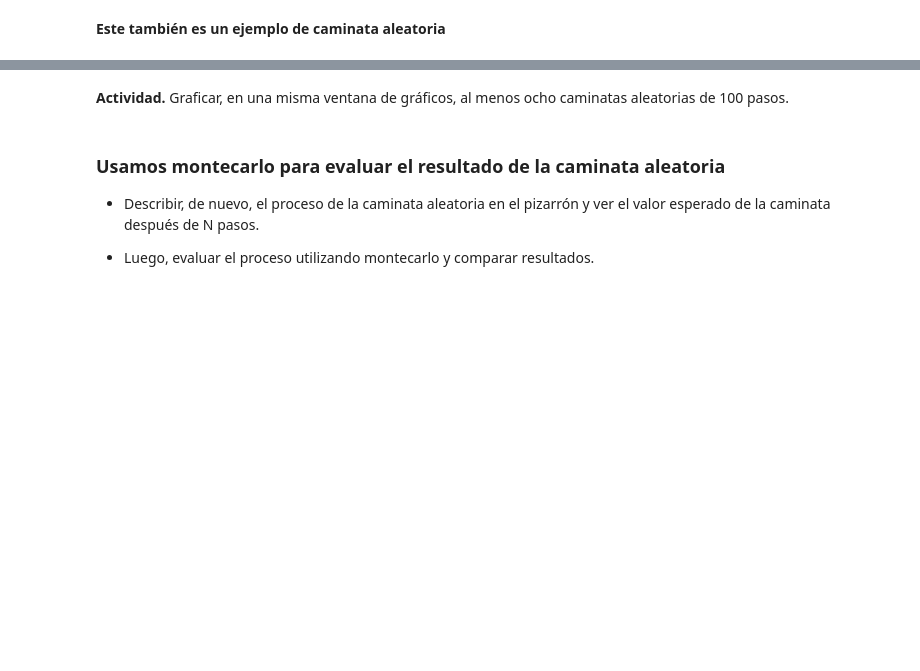
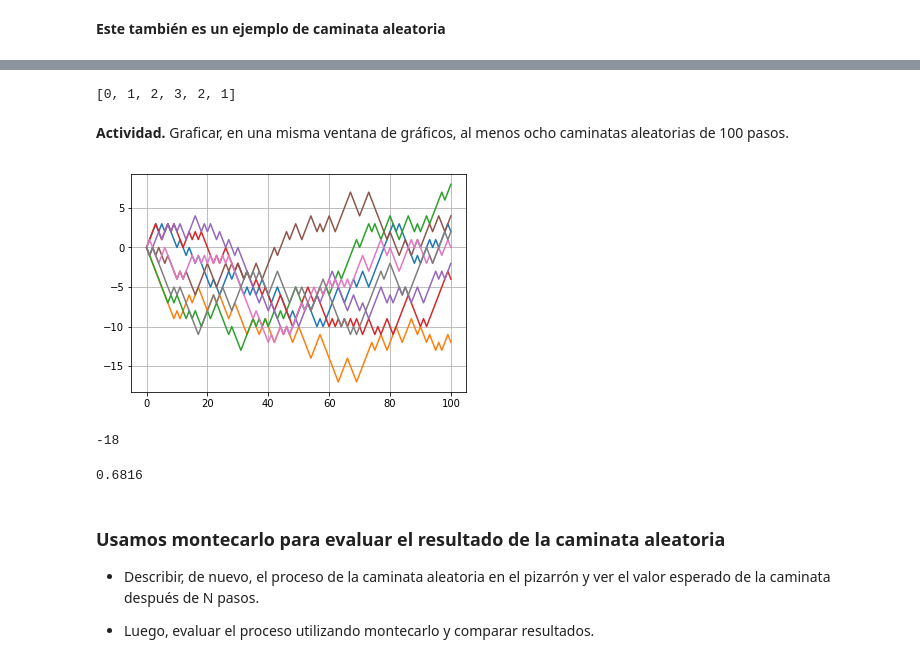
Before and after one commit to ArellanoMCarlos/SimMat2020P, a Jupyter notebook: Simulacion/SimulacionMontecarlo.ipynb, the cells around one changed output, grey strips where cells are left out. Drawn from its saved outputs; the diff is of its cells as text; code cells hidden in the pictures; blank space fills up the shorter version.

```diff
--- a/Simulacion/SimulacionMontecarlo.ipynb
+++ b/Simulacion/SimulacionMontecarlo.ipynb
@@ -79,5 +86,14 @@ Referencia:
 # %%
 # Escribir una función que genere el resultado de una caminata aleatoria de N pasos
+def caminata(N):
+    sec=[0]
+    for i in range(N):
+        sec.append(sec[-1]+random.choice([1,-1]))
+    return sec
+# %%
+caminata(5)
+# %% [output]
+[0, 1, 2, 3, 2, 1]
 # %% [markdown]
 **Actividad.** Graficar, en una misma ventana de gráficos, al menos ocho caminatas aleatorias de 100 pasos.
 # %%
@@ -86,0 +102,11 @@ Referencia:
+# %%
+# Solución
+for i in range(8):
+    plt.plot(caminata(100))
+plt.grid()
+# %% [output]
+[figure, added]
+# %%
+caminata(100)[-1]
+# %% [output]
+-18
@@ -87,3 +115,10 @@ Referencia:
+# %%
+ultimovalor=[]
+for i in range(5000):
+    ultimovalor.append(caminata(1000)[-1])
+np.mean(ultimovalor)
+# %% [output]
+0.6816
 # %% [markdown]
 ### Usamos montecarlo para evaluar el resultado de la caminata aleatoria
 
```
Also changed, not shown: parts of 20 cells of this notebook.
